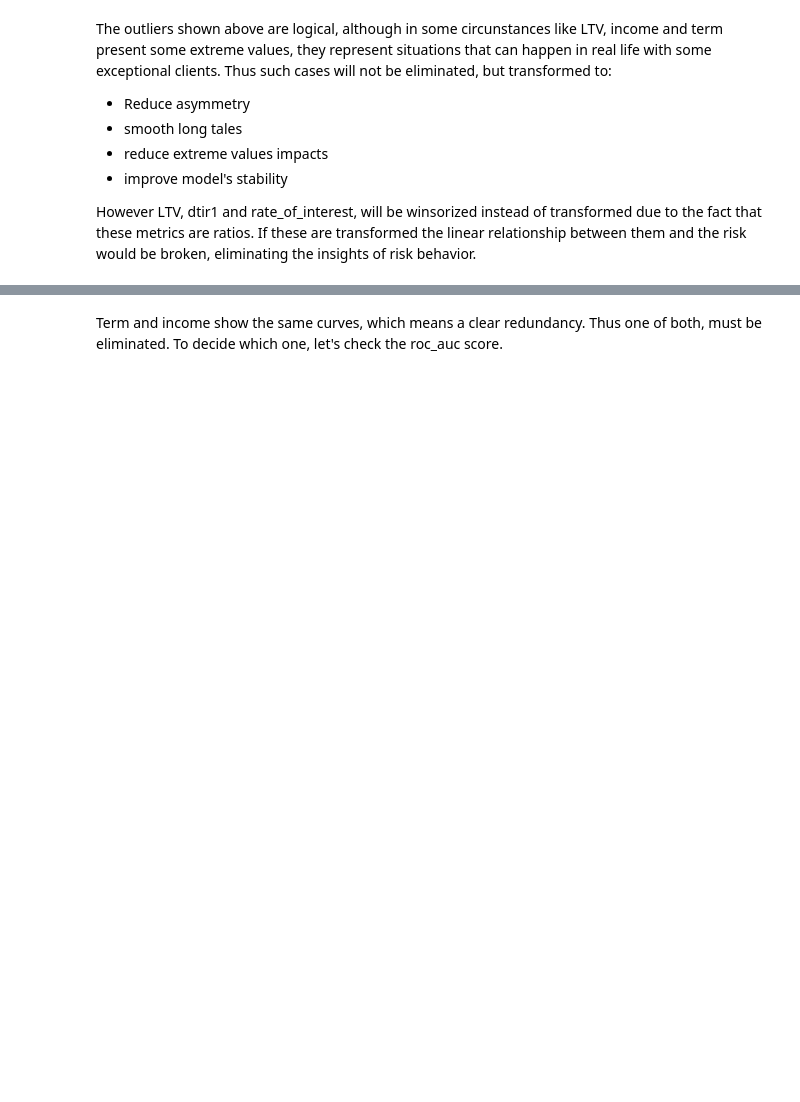
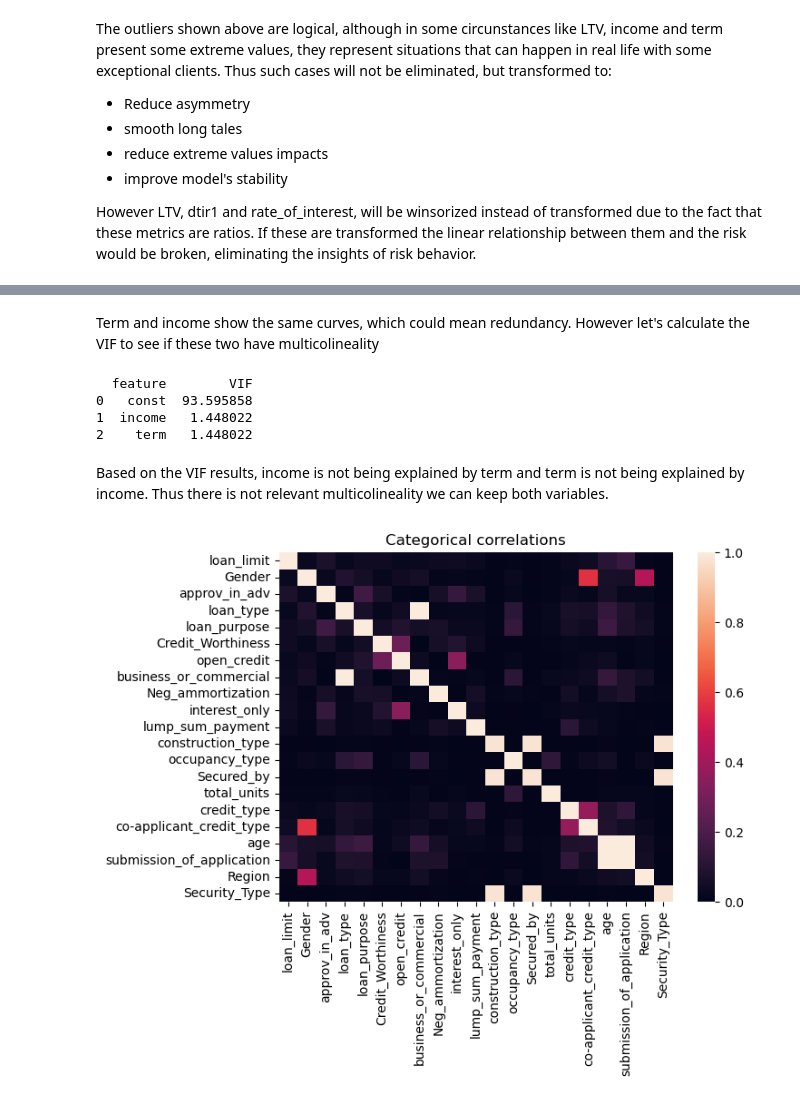
Before and after one commit to DaiaPrado/loan_default_predictor, a Jupyter notebook: loan_default.ipynb, the cells around one changed output, grey strips where cells are left out. Saved outputs shown, nothing was run; the diff lists cells and outputs as text; code cells hidden in the pictures; blank space fills up the shorter version.

```diff
--- a/loan_default.ipynb
+++ b/loan_default.ipynb
@@ -306,2 +463,2 @@ for value in unique_values:
 # %% [markdown]
-Term and income show the same curves, which means a clear redundancy. Thus one of both, must be eliminated. To decide which one, let's check the roc_auc score.
+Term and income show the same curves, which could mean redundancy. However let's calculate the VIF to see if these two have multicolineality
@@ -341,18 +465,46 @@ unique_values["term"]
+# %%
+# Calculate VIF for income and term.
+def vif_calculate(df):
+    X = df
+    X_const = add_constant(X)
+
+    vif = pd.DataFrame({
+        "feature": X_const.columns,
+        "VIF": [variance_inflation_factor(X_const.values, i)
+                for i in range(X_const.shape[1])]
+    })
+
+    print(vif)
+
+vif_calculate(df_no_na[['income', 'term']])
+# %% [output]
+  feature        VIF
+0   const  93.595858
+1  income   1.448022
+2    term   1.448022
+# %% [markdown]
+Based on the VIF results, income is not being explained by term and term is not being explained by income. Thus there is not relevant multicolineality we can keep both variables.
 # %%
-# Check for categorical correlacion
-cat_cols = df_no_na.select_dtypes(exclude="number")
-cat_cols.columns
+# Check for categorical correlation
+cat_features = df_no_na.select_dtypes(exclude="number").columns
 
-for col in cat_cols:
-    print(df_no_na.groupby(col)["Status"].mean())
+cramer_matrix = pd.DataFrame(index = cat_features, columns=cat_features)
 
-# Obtener correlaciones solo que divide entre categorias y numericas
+def cramers_v(x, y):
+    contingency = pd.crosstab(x, y)
+    chi2, _, _, _ = chi2_contingency(contingency)
+    n = contingency.to_numpy().sum()
+    r, k = contingency.shape
+    return np.sqrt(chi2 / (n * (min(r, k) - 1)))
 
-# obten correlacion num-num y cat vs target.
-# codea el one-hot encoding
+for f1 in cat_features:
+ for f2 in cat_features:
+     cramer_matrix.loc[f1, f2] = cramers_v(df_no_na[f1], df_no_na[f2])
 
-# entrena
+cramer_matrix = cramer_matrix.astype(float)
+cramer_matrix
 
-# evalúa
-
-# git!
+# plot correlations
+plot_corr(cramer_matrix, "Categorical correlations")
+# %% [output]
+[figure, added]
```
Also changed, not shown: parts of 22 cells of this notebook.
